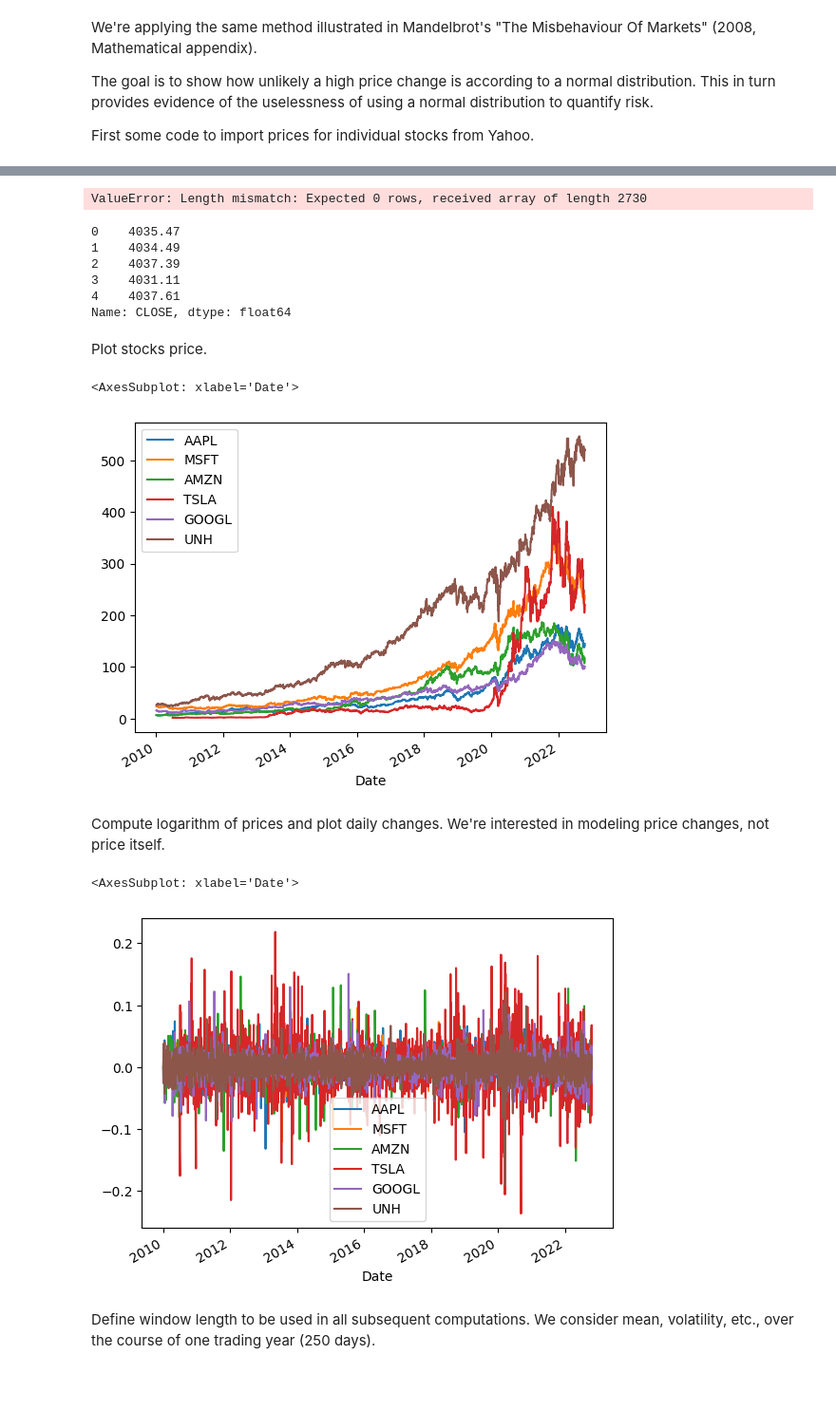
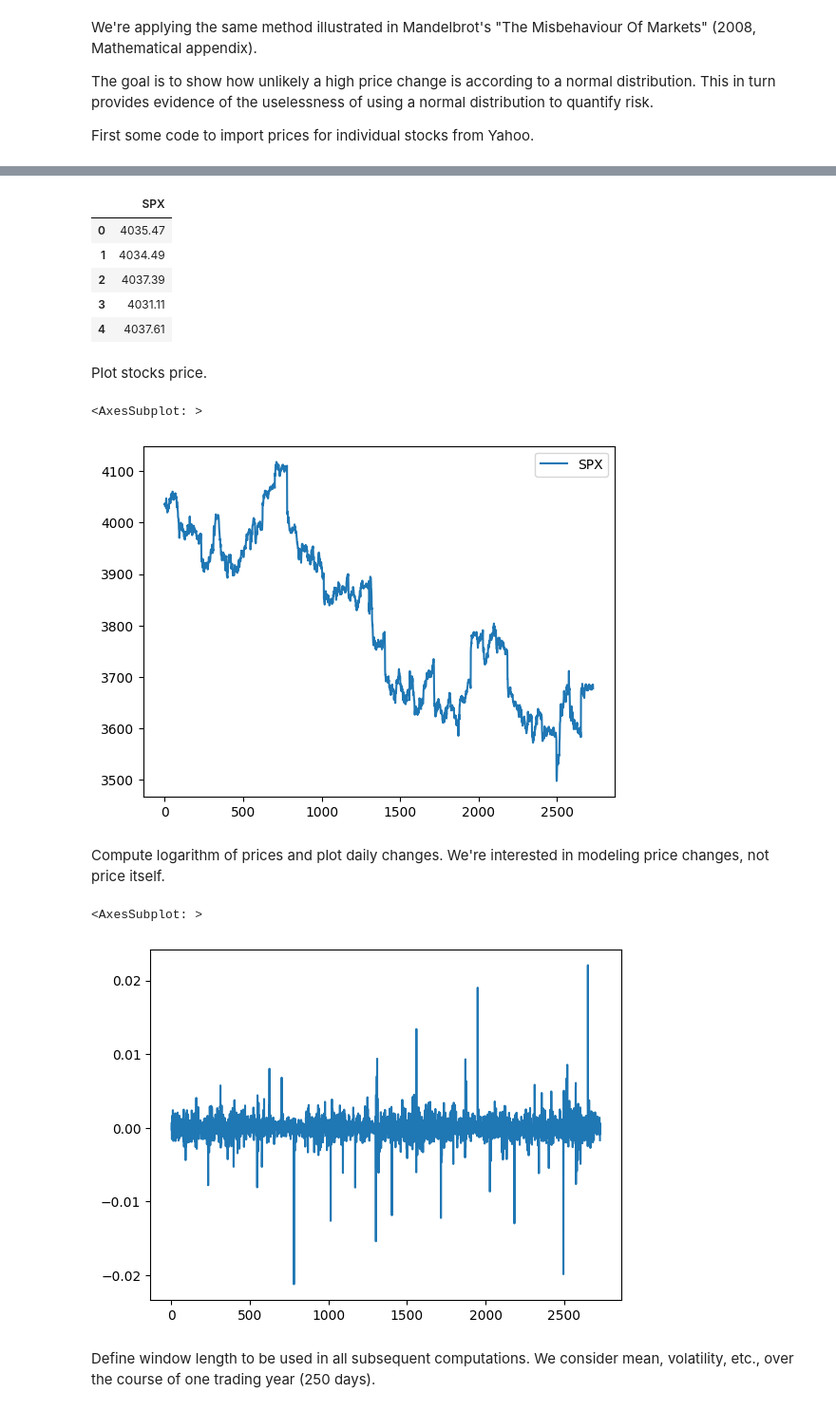
Before and after one commit to fedeb95/market-analysis, a Jupyter notebook: SPX-5min-crashes.ipynb, the cells around one changed output, grey strips where cells are left out. Shown: that part at 95% size. Drawn from its saved outputs; the diff is of its cells as text; code cells hidden in the pictures; blank space fills up the shorter version.

```diff
--- a/SPX-5min-crashes.ipynb
+++ b/SPX-5min-crashes.ipynb
@@ -13,3 +13,8 @@ We're applying the same method illustrated in Mandelbrot's "The Misbehaviour Of
 The goal is to show how unlikely a high price change is according to a normal distribution. This in turn provides evidence of the uselessness of using a normal distribution to quantify risk.
 
 First some code to import prices for individual stocks from Yahoo.
+# %%
+asset = 'SPX'
+data = pd.read_csv('./spx-5min.csv')
+data['DATE'] = pd.to_datetime(data['DATE'], format='%Y%m%d')
+data.head()
@@ -16,36 +28,33 @@ First some code to import prices for individual stocks from Yahoo.
 # %%
-data = pd.read_csv('./spx-5min.csv')
-data['DATE'] = pd.to_datetime(data['DATE'], format='%Y%m%d')
 tmp = pd.DataFrame()
+tmp[asset] = data['CLOSE']
 tmp.set_index(data['DATE'])
-tmp['DATA'] = data['DATA']
+data = tmp
-# %% [output]
-ValueError: Length mismatch: Expected 0 rows, received array of length 2730
 # %%
 data.head()
 # %% [output]
-0    4035.47
-1    4034.49
-2    4037.39
-3    4031.11
-4    4037.61
-Name: CLOSE, dtype: float64
+|  | SPX |
+| 0 | 4035.47 |
+| 1 | 4034.49 |
+| 2 | 4037.39 |
+| 3 | 4031.11 |
+| 4 | 4037.61 |
 # %% [markdown]
 Plot stocks price.
 # %%
-data[stock].plot()
+data.plot()
 # %% [output]
-<AxesSubplot: xlabel='Date'>
+<AxesSubplot: >
-[figure, old version]
+[figure, new version]
 # %% [markdown]
 Compute logarithm of prices and plot daily changes. We're interested in modeling price changes, not price itself.
 # %%
-log_data = np.log(data[stock])
+log_data = np.log(data[asset])
 log_data_diff = log_data.diff()
 log_data_diff.plot()
 # %% [output]
-<AxesSubplot: xlabel='Date'>
+<AxesSubplot: >
-[figure, old version]
+[figure, new version]
 # %% [markdown]
 Define window length to be used in all subsequent computations. We consider mean, volatility, etc., over the course of one trading year (250 days).
 # %%
```
Also changed, not shown: parts of 7 cells of this notebook, 16 other files.
